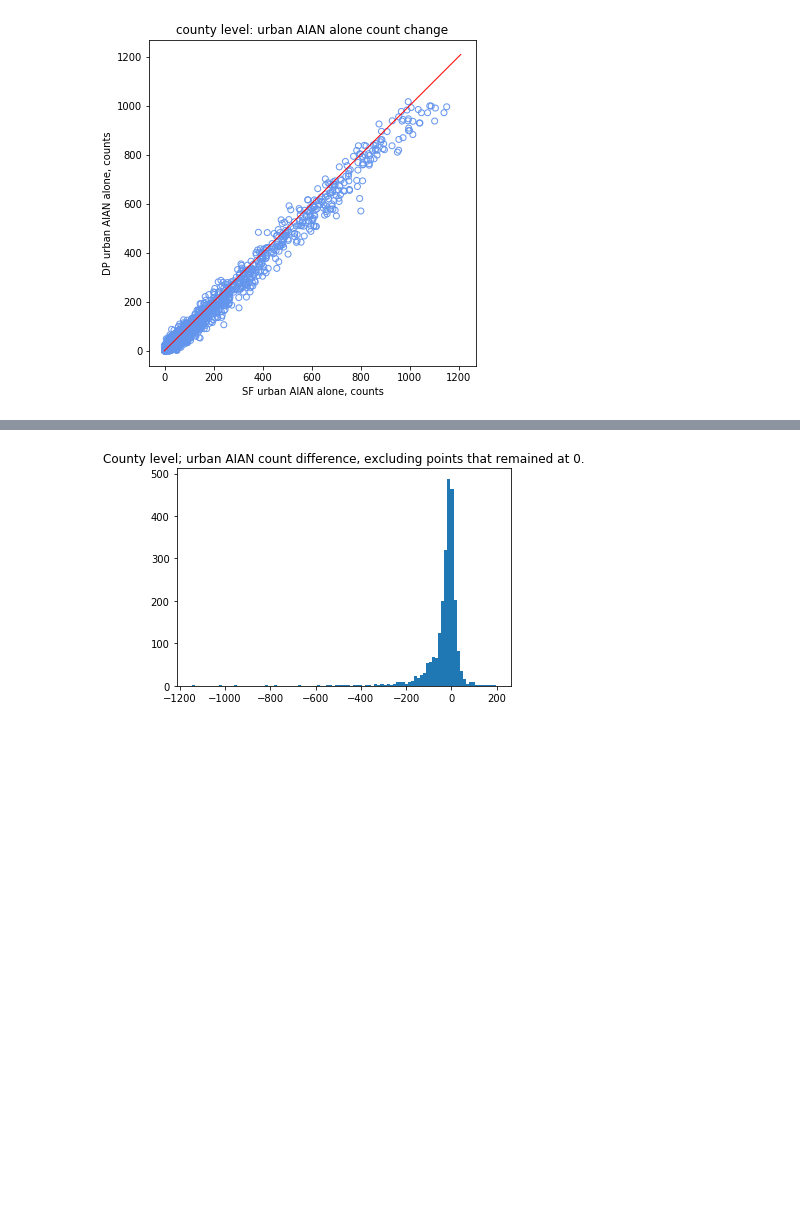
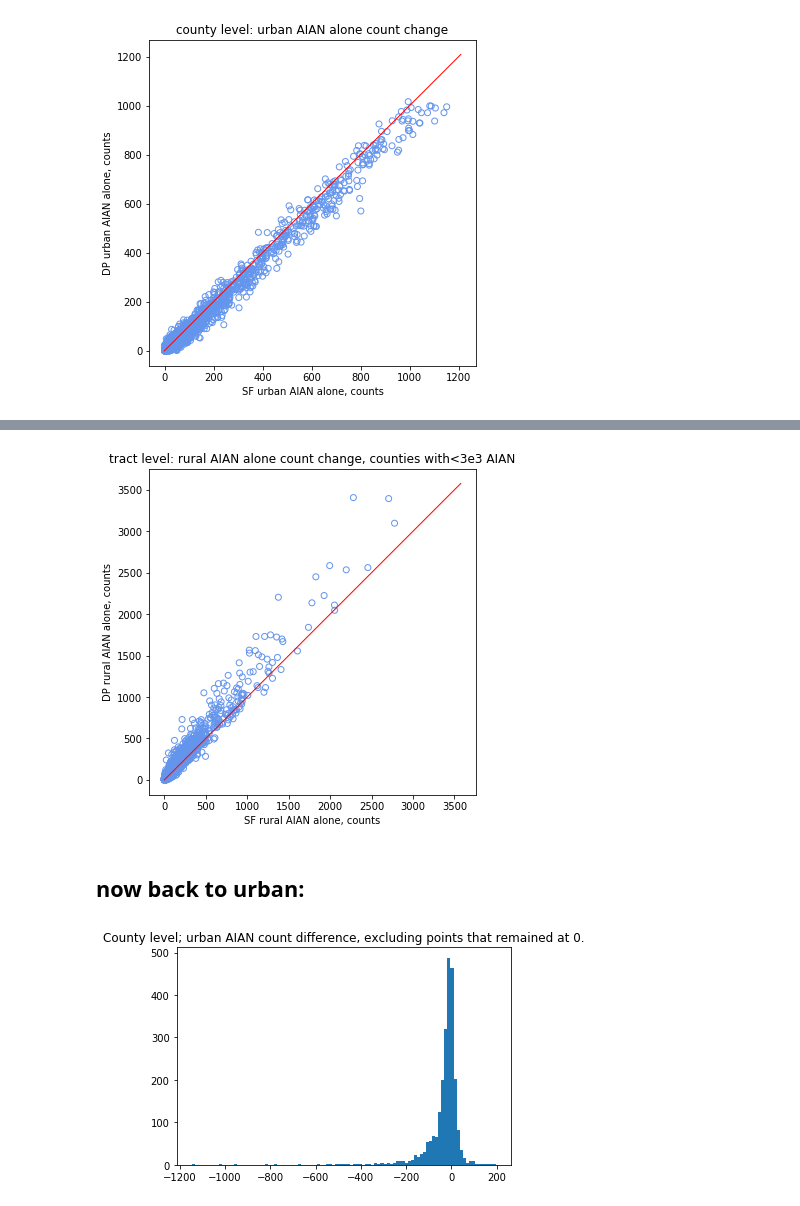
Before and after one commit to beatrixkh/explore_census_2020_dp, a Jupyter notebook: 2020_census_look_for_urban_AIAN_bias.ipynb, the cells around one changed output, grey strips where cells are left out. Cells and saved outputs as stored; diff of their text form; code cells hidden in the pictures; blank space fills up the shorter version.

```diff
--- a/2020_census_look_for_urban_AIAN_bias.ipynb
+++ b/2020_census_look_for_urban_AIAN_bias.ipynb
@@ -246,3 +278,29 @@ plt.show()
+# %%
+#zooming in
+x = rural_county[(rural_county.P0030005_DP<3e3) | (rural_county.P0030005_SF<3e3)][["P0030005_SF"]]
+y = rural_county[(rural_county.P0030005_DP<3e3) | (rural_county.P0030005_SF<3e3)][["P0030005_DP"]]
+
+fig = plt.figure()
+fig.set_size_inches(6,6)
+
+ax = fig.add_subplot(111)
+ax.scatter(x, y, facecolors='none', edgecolors = 'cornflowerblue')
+ax.set_aspect('equal', adjustable='box')
+
+xleft, xright = ax.get_xlim()
+ybottom, ytop = ax.get_ylim()
+lim = max(xright,ytop)
+ax.plot([-1,lim],[-1,lim], 'red', linewidth=1)
+
+plt.xlabel('SF rural AIAN alone, counts')
+plt.ylabel('DP rural AIAN alone, counts')
+plt.title('tract level: rural AIAN alone count change, counties with<3e3 AIAN')
+
+plt.show()
+# %% [output]
+[figure, added]
+# %% [markdown]
+## now back to urban:
 # %%
 #check out count difference
 urban_county['abs_diff'] = urban_county['P0030005_DP'] - urban_county['P0030005_SF']
```
Also changed, not shown: parts of 9 cells of this notebook.
